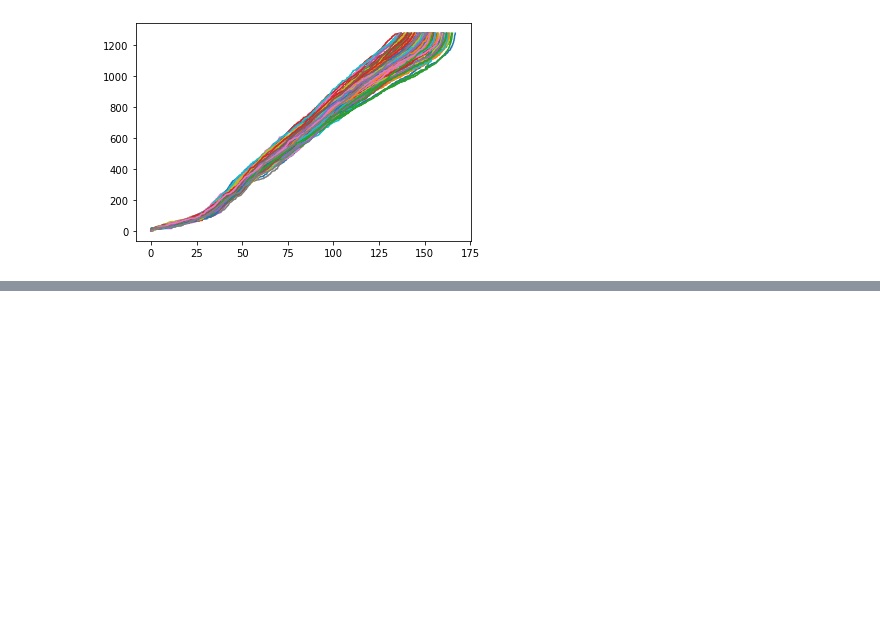
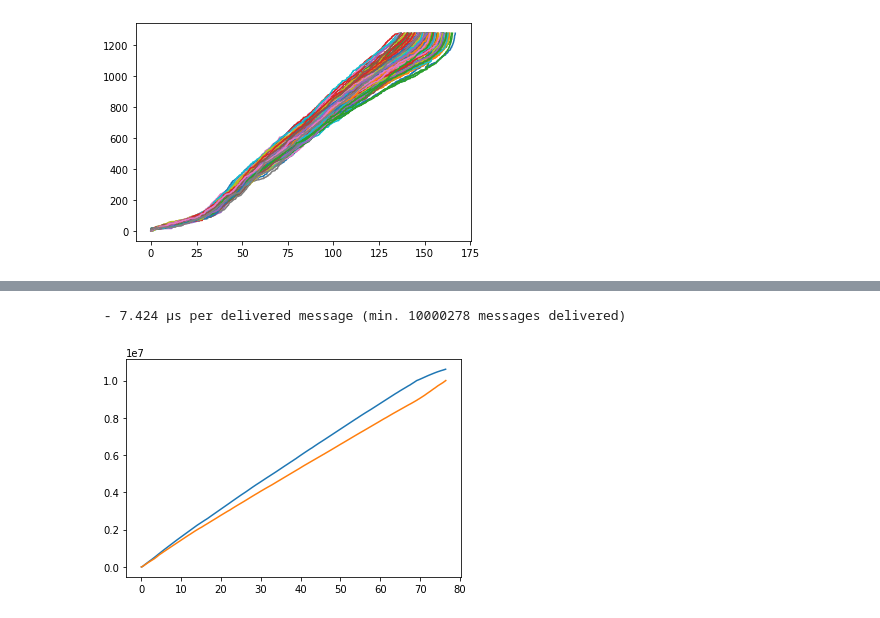
Before and after one commit to robinmamie/distributed-algorithms, a Jupyter notebook: timings.ipynb, the cells around one changed output, grey strips where cells are left out. Drawn from its saved outputs; the diff is of its cells as text; code cells hidden in the pictures; blank space fills up the shorter version.

```diff
--- a/timings.ipynb
+++ b/timings.ipynb
@@ -89,0 +99,7 @@ graph(128)
+# %%
+#Process 1 finished broadcasting 10000000 messages in 69154 ms
+#Process 2 finished broadcasting 10000000 messages in 76459 ms
+graph(2)
+# %% [output]
+ - 7.424 µs per delivered message (min. 10000278 messages delivered)
+[figure, added]
```
Also changed, not shown: parts of 3 cells of this notebook.
